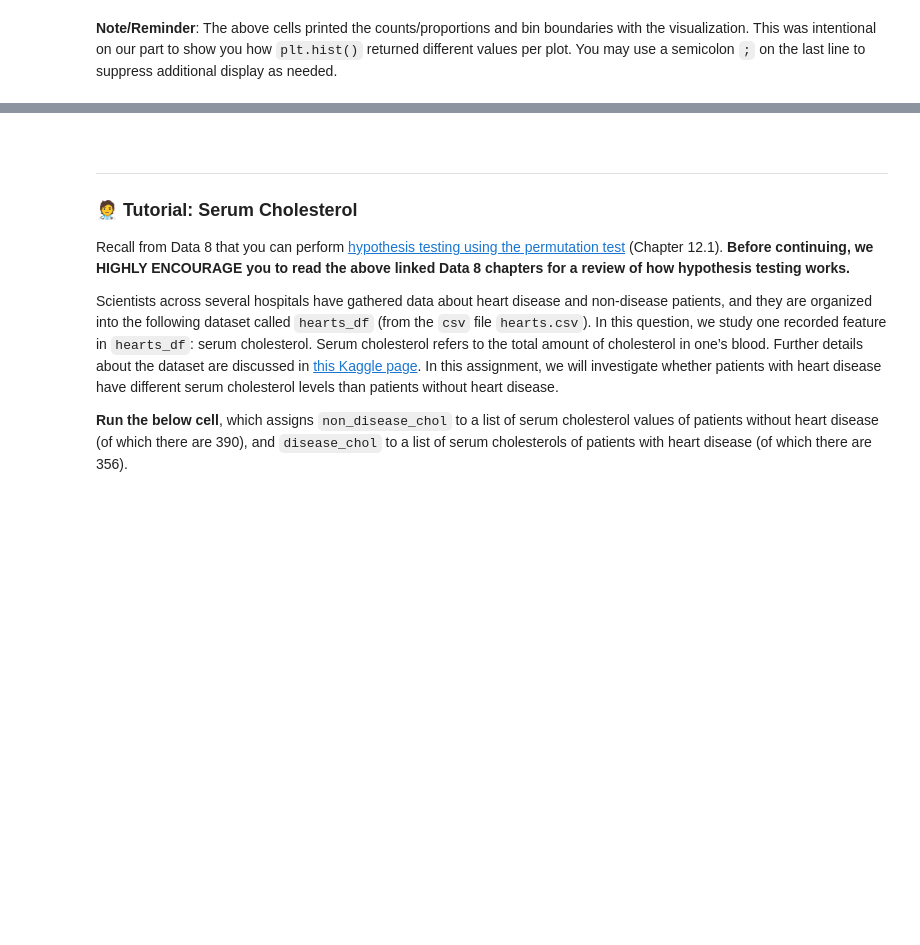
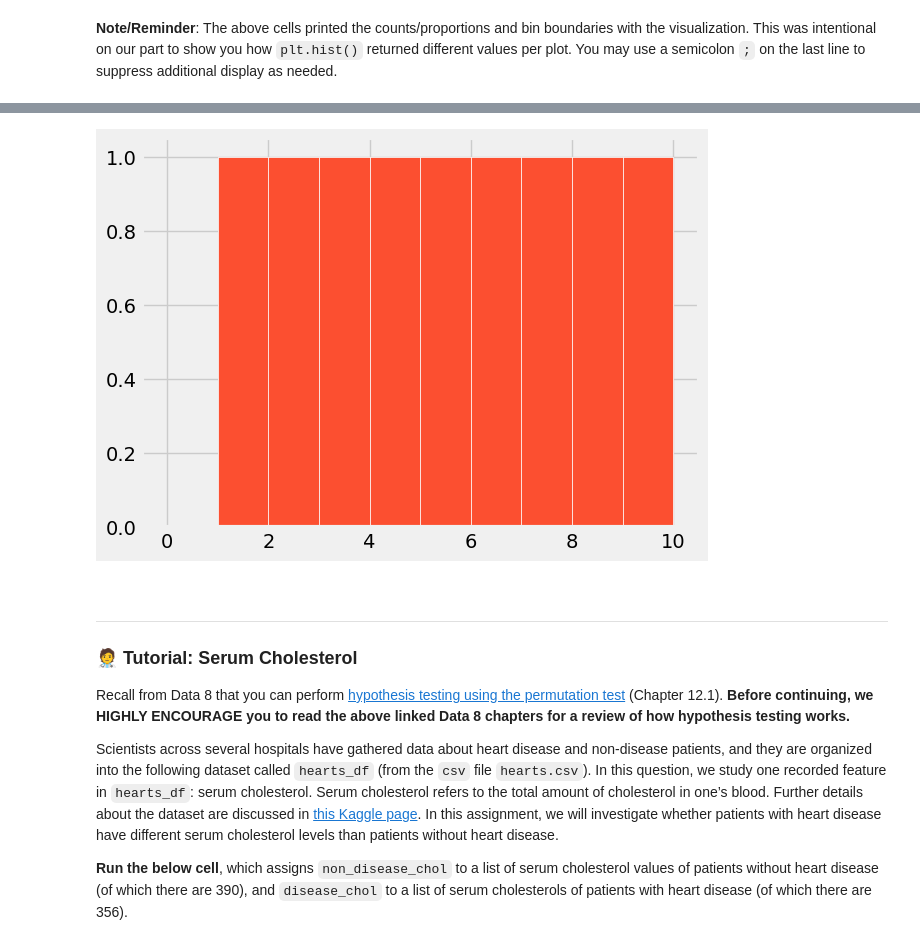
Before and after one commit to zaddle55/sp26-ds100-material, a Jupyter notebook: hw/hw01/hw01.ipynb, the cells around one changed output, grey strips where cells are left out. Drawn from its saved outputs; the diff is of its cells as text; code cells hidden in the pictures; blank space fills up the shorter version.

```diff
--- a/hw/hw01/hw01.ipynb
+++ b/hw/hw01/hw01.ipynb
@@ -262,14 +262,21 @@ If you have trouble defining the function, go back and carefully read all the li
 
 <img src="q1a.png">
 # %%
+import math
 def plot_distribution(arr):
     # Define bins
-    unit_bins = np.array(arr)
+    min_bound = math.floor(min(arr) * 2 - 2) / 2
+    max_bound = math.ceil(max(arr) * 2 + 2) / 2
+    unit_bins = np.arange(min_bound, max_bound + 0.5, 1)
     # Plot the data arr using unit_bins, assign the plot to histplot
-    histplot =
+    histplot = plt.hist(arr, bins=unit_bins, edgecolor='white')
     return histplot
 faces = range(1, 10)
 histplot = plot_distribution(faces)
+faces = range(1, 10)
+histplot = plot_distribution(faces)
+# %% [output]
+[figure, added]
 # %%
 grader.check("q1a")
 # %% [markdown]
```
